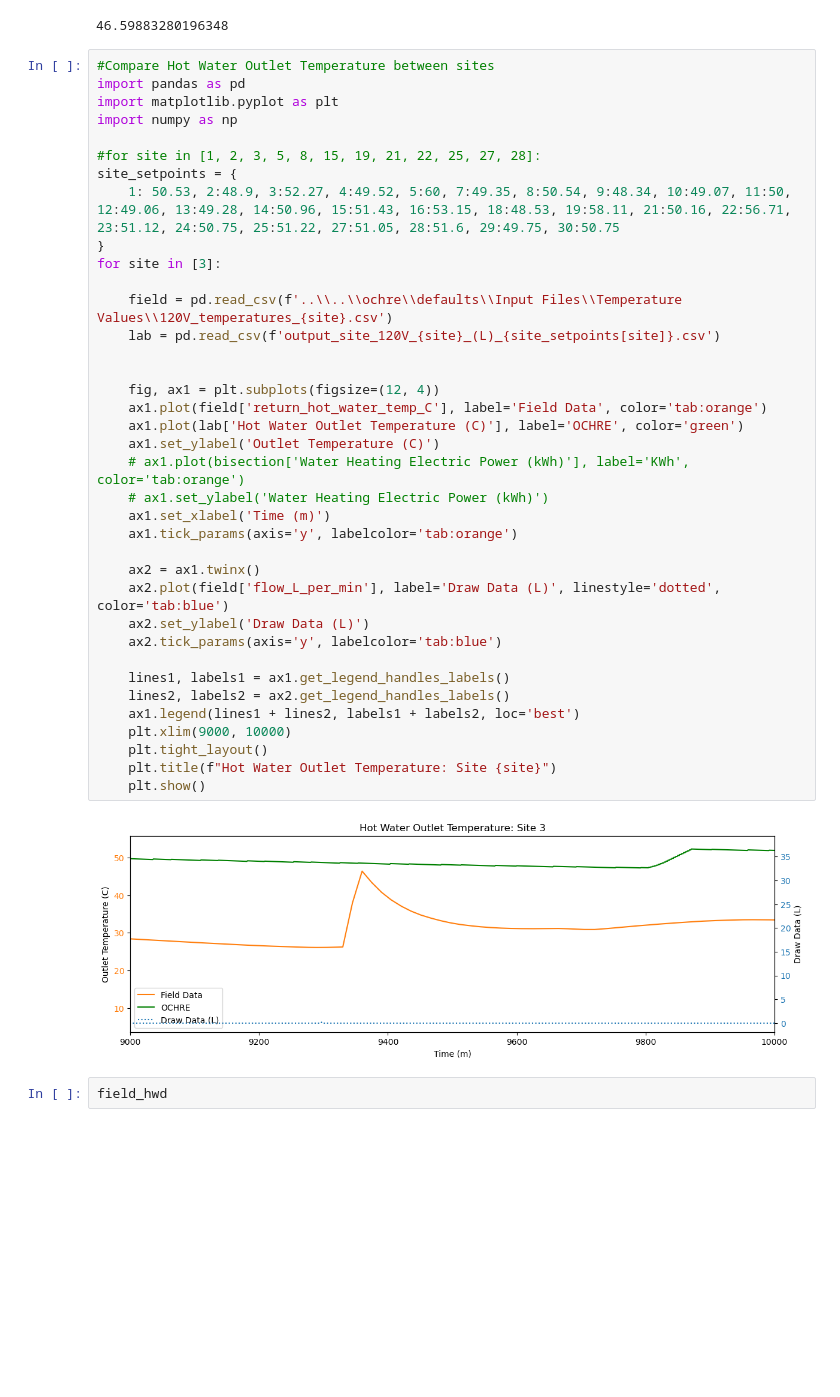
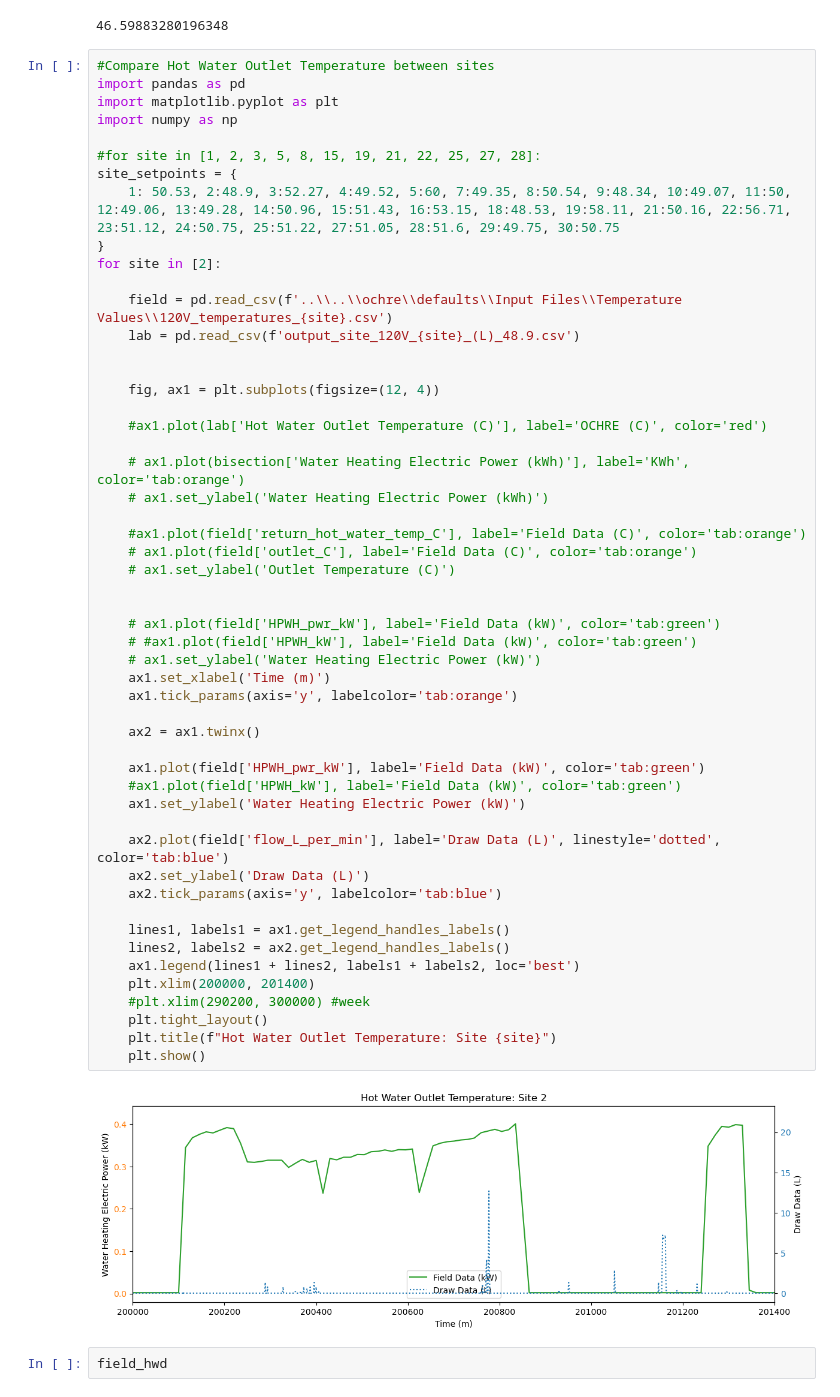
Before and after one commit to Jae-Domain/OCHRE, a Jupyter notebook: bin/120V_site_output/120V_generate_graphics.ipynb, the cells around one changed output. Saved outputs shown, nothing was run; the diff lists cells and outputs as text; blank space fills up the shorter version.

```diff
--- a/bin/120V_site_output/120V_generate_graphics.ipynb
+++ b/bin/120V_site_output/120V_generate_graphics.ipynb
@@ -406,40 +406,55 @@ Percent Error: 46.599%
 import pandas as pd
 import matplotlib.pyplot as plt
 import numpy as np
 
 #for site in [1, 2, 3, 5, 8, 15, 19, 21, 22, 25, 27, 28]:
 site_setpoints = {
     1: 50.53, 2:48.9, 3:52.27, 4:49.52, 5:60, 7:49.35, 8:50.54, 9:48.34, 10:49.07, 11:50, 12:49.06, 13:49.28, 14:50.96, 15:51.43, 16:53.15, 18:48.53, 19:58.11, 21:50.16, 22:56.71, 23:51.12, 24:50.75, 25:51.22, 27:51.05, 28:51.6, 29:49.75, 30:50.75
 }
-for site in [3]:
+for site in [2]:
 
     field = pd.read_csv(f'..\\..\\ochre\\defaults\\Input Files\\Temperature Values\\120V_temperatures_{site}.csv')
-    lab = pd.read_csv(f'output_site_120V_{site}_(L)_{site_setpoints[site]}.csv')
+    lab = pd.read_csv(f'output_site_120V_{site}_(L)_48.9.csv')
 
 
     fig, ax1 = plt.subplots(figsize=(12, 4))
-    ax1.plot(field['return_hot_water_temp_C'], label='Field Data', color='tab:orange')
-    ax1.plot(lab['Hot Water Outlet Temperature (C)'], label='OCHRE', color='green')
-    ax1.set_ylabel('Outlet Temperature (C)')
+
+    #ax1.plot(lab['Hot Water Outlet Temperature (C)'], label='OCHRE (C)', color='red')
+
     # ax1.plot(bisection['Water Heating Electric Power (kWh)'], label='KWh', color='tab:orange')
     # ax1.set_ylabel('Water Heating Electric Power (kWh)')
+
+    #ax1.plot(field['return_hot_water_temp_C'], label='Field Data (C)', color='tab:orange')
+    # ax1.plot(field['outlet_C'], label='Field Data (C)', color='tab:orange')
+    # ax1.set_ylabel('Outlet Temperature (C)')
+
+
+    # ax1.plot(field['HPWH_pwr_kW'], label='Field Data (kW)', color='tab:green')
+    # #ax1.plot(field['HPWH_kW'], label='Field Data (kW)', color='tab:green')
+    # ax1.set_ylabel('Water Heating Electric Power (kW)')
     ax1.set_xlabel('Time (m)')
     ax1.tick_params(axis='y', labelcolor='tab:orange')
 
     ax2 = ax1.twinx()
+
+    ax1.plot(field['HPWH_pwr_kW'], label='Field Data (kW)', color='tab:green')
+    #ax1.plot(field['HPWH_kW'], label='Field Data (kW)', color='tab:green')
+    ax1.set_ylabel('Water Heating Electric Power (kW)')
+
     ax2.plot(field['flow_L_per_min'], label='Draw Data (L)', linestyle='dotted', color='tab:blue')
     ax2.set_ylabel('Draw Data (L)')
     ax2.tick_params(axis='y', labelcolor='tab:blue')
 
     lines1, labels1 = ax1.get_legend_handles_labels()
     lines2, labels2 = ax2.get_legend_handles_labels()
     ax1.legend(lines1 + lines2, labels1 + labels2, loc='best')
-    plt.xlim(9000, 10000)
+    plt.xlim(200000, 201400)
+    #plt.xlim(290200, 300000) #week
     plt.tight_layout()
     plt.title(f"Hot Water Outlet Temperature: Site {site}")
     plt.show()
 # %% [output]
-[figure, old version]
+[figure, new version]
 # %%
 field_hwd
 # %% [output]
```
Also changed, not shown: parts of 2 cells of this notebook, 5 other files.
